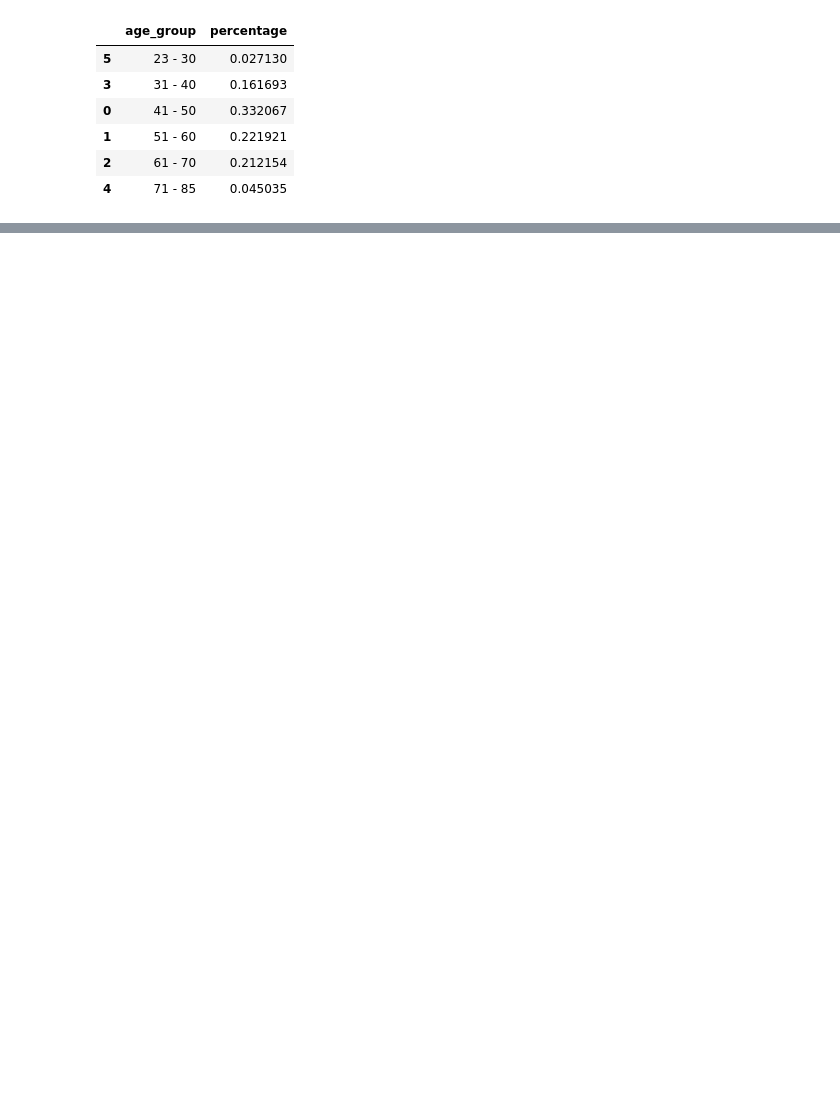
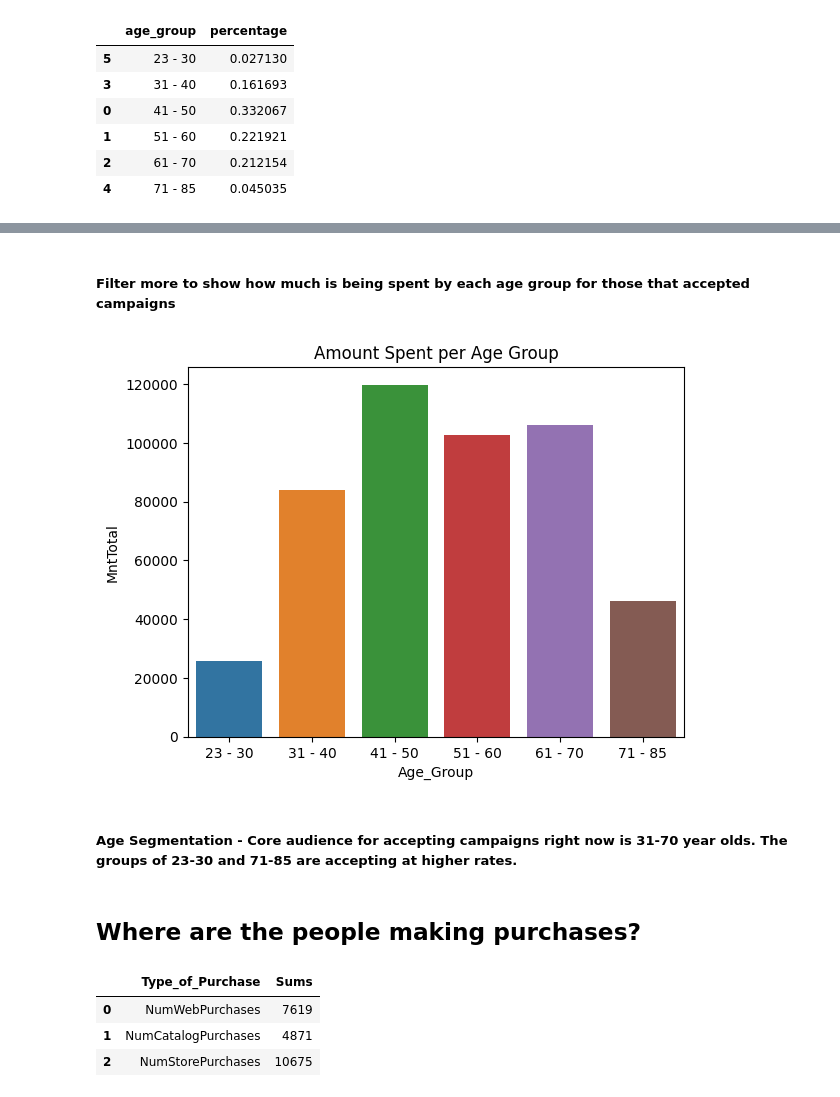
Before and after one commit to jgonzalez1015/Portfolio-Projects, a Jupyter notebook: Food Marketing Analysis Project/Food Marketing Analysis Project.ipynb, the cells around one changed output, grey strips where cells are left out. Cells and saved outputs as stored; diff of their text form; code cells hidden in the pictures; blank space fills up the shorter version.

```diff
--- a/Food Marketing Analysis Project/Food Marketing Analysis Project.ipynb
+++ b/Food Marketing Analysis Project/Food Marketing Analysis Project.ipynb
@@ -186,0 +183,27 @@ food.head()
+# %% [markdown]
+##### Filter more to show how much is being spent by each age group for those that accepted campaigns
+# %%
+acccept_camp = food[food['Accepted_Campaigns'] != 0]
+
+grouped_food = acccept_camp.groupby('Age_Group')['MntTotal'].sum().reset_index()
+
+sns.barplot(x = 'Age_Group', y = 'MntTotal', hue= 'Age_Group', data= grouped_food)
+
+plt.title('Amount Spent per Age Group')
+plt.show()
+# %% [output]
+[figure, added]
+# %% [markdown]
+##### Age Segmentation - Core audience for accepting campaigns right now is 31-70 year olds. The groups of 23-30 and 71-85 are accepting at higher rates.
+# %% [markdown]
+## Where are the people making purchases?
+# %%
+sum_food = pd.DataFrame(food[['NumWebPurchases', 'NumCatalogPurchases', 'NumStorePurchases']].sum(), columns = ['Sums']).reset_index()
+sum_food.rename(columns = {'index': 'Type_of_Purchase'}, inplace = True)
+
+sum_food
+# %% [output]
+|  | Type_of_Purchase | Sums |
+| 0 | NumWebPurchases | 7619 |
+| 1 | NumCatalogPurchases | 4871 |
+| 2 | NumStorePurchases | 10675 |
```
Also changed, not shown: parts of 31 cells of this notebook.
